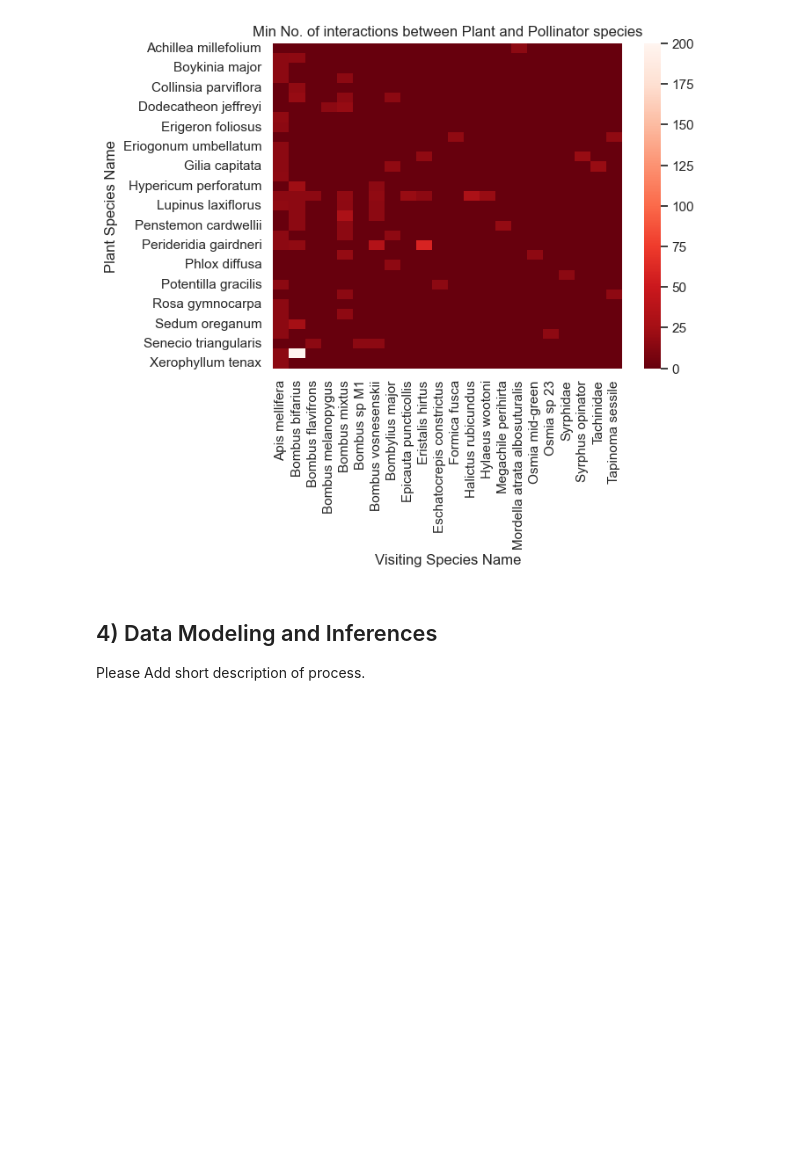
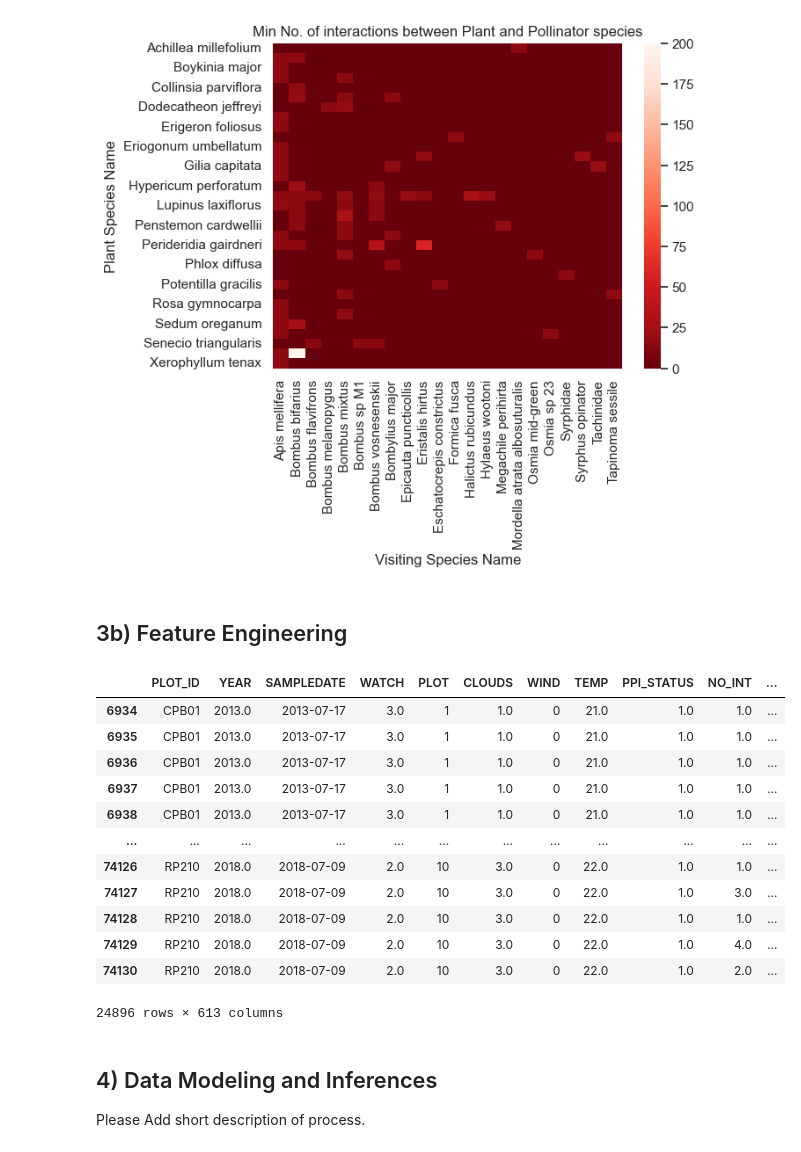
Before and after one commit to AlexandreSeb97/data200-fall22, a Jupyter notebook: analysis.ipynb, the cells around one changed output. Saved outputs shown, nothing was run; the diff lists cells and outputs as text; code cells hidden in the pictures; blank space fills up the shorter version.

```diff
--- a/analysis.ipynb
+++ b/analysis.ipynb
@@ -358,6 +358,25 @@ plt.title('Min No. of interactions between Plant and Pollinator species')
 plt.show()
 # %% [output]
 [figure]
+# %% [markdown]
+## 3b) Feature Engineering
+# %%
+dff_encoded = pd.get_dummies(data=dff_encoded, columns=['PLTSP_NAME', 'VISSP_NAME'])
+dff_encoded
+# %% [output]
+|  | PLOT_ID | YEAR | SAMPLEDATE | WATCH | PLOT | CLOUDS | WIND | TEMP | PPI_STATUS | NO_INT | ... |
+| 6934 | CPB01 | 2013.0 | 2013-07-17 | 3.0 | 1 | 1.0 | 0 | 21.0 | 1.0 | 1.0 | ... |
+| 6935 | CPB01 | 2013.0 | 2013-07-17 | 3.0 | 1 | 1.0 | 0 | 21.0 | 1.0 | 1.0 | ... |
+| 6936 | CPB01 | 2013.0 | 2013-07-17 | 3.0 | 1 | 1.0 | 0 | 21.0 | 1.0 | 1.0 | ... |
+| 6937 | CPB01 | 2013.0 | 2013-07-17 | 3.0 | 1 | 1.0 | 0 | 21.0 | 1.0 | 1.0 | ... |
+| 6938 | CPB01 | 2013.0 | 2013-07-17 | 3.0 | 1 | 1.0 | 0 | 21.0 | 1.0 | 1.0 | ... |
+| ... | ... | ... | ... | ... | ... | ... | ... | ... | ... | ... | ... |
+| 74126 | RP210 | 2018.0 | 2018-07-09 | 2.0 | 10 | 3.0 | 0 | 22.0 | 1.0 | 1.0 | ... |
+| 74127 | RP210 | 2018.0 | 2018-07-09 | 2.0 | 10 | 3.0 | 0 | 22.0 | 1.0 | 3.0 | ... |
+| 74128 | RP210 | 2018.0 | 2018-07-09 | 2.0 | 10 | 3.0 | 0 | 22.0 | 1.0 | 1.0 | ... |
+| 74129 | RP210 | 2018.0 | 2018-07-09 | 2.0 | 10 | 3.0 | 0 | 22.0 | 1.0 | 4.0 | ... |
+| 74130 | RP210 | 2018.0 | 2018-07-09 | 2.0 | 10 | 3.0 | 0 | 22.0 | 1.0 | 2.0 | ... |
+24896 rows × 613 columns
 # %% [markdown]
 ## 4) Data Modeling and Inferences
 
```
Also changed, not shown: parts of 6 cells of this notebook, 3 other files.
